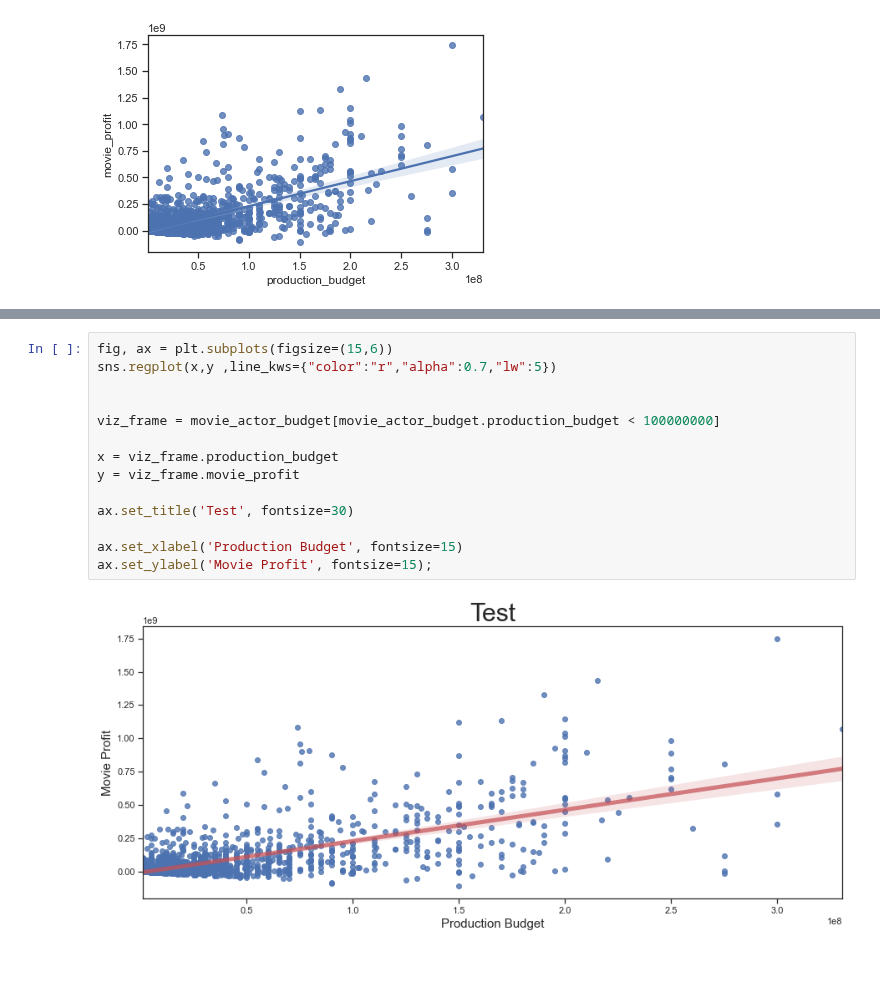
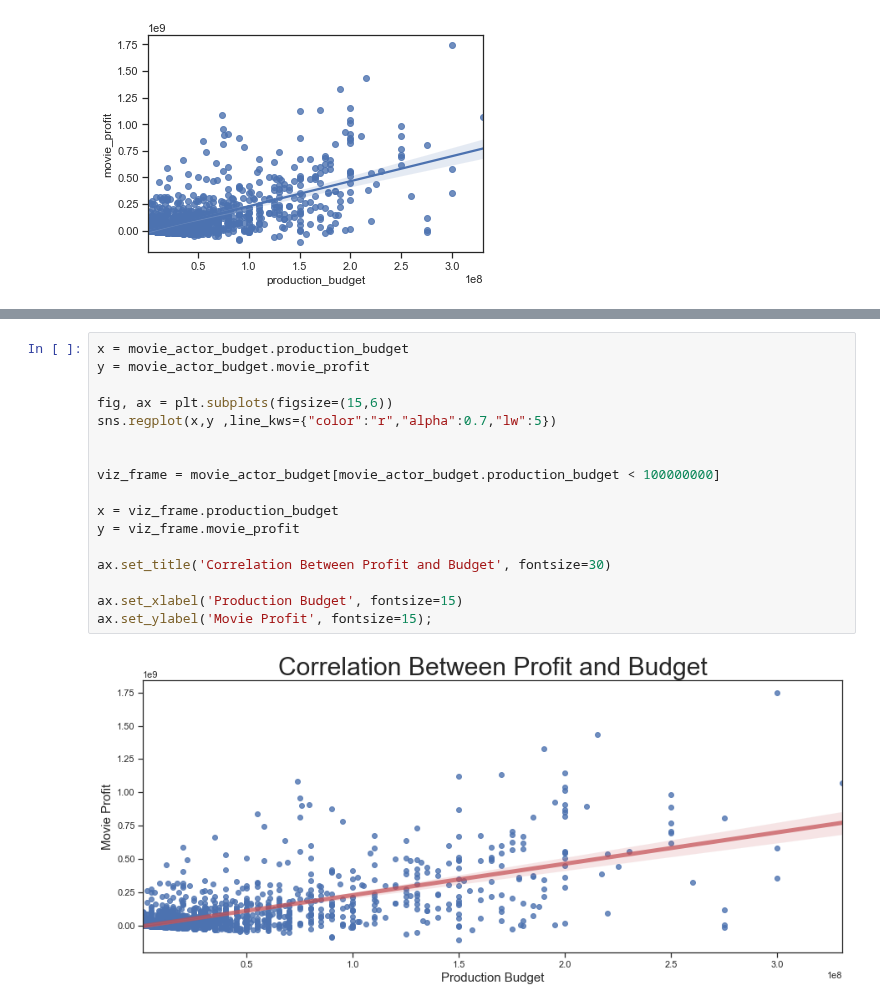
Before and after one commit to jchandleroneal/microsoft-movie-analysis, a Jupyter notebook: workspace.ipynb, the cells around one changed output, grey strips where cells are left out. Drawn from its saved outputs; the diff is of its cells as text; blank space fills up the shorter version.

```diff
--- a/workspace.ipynb
+++ b/workspace.ipynb
@@ -309,16 +328,19 @@ sns.regplot(x,y);
 # %%
+x = movie_actor_budget.production_budget
+y = movie_actor_budget.movie_profit
+
 fig, ax = plt.subplots(figsize=(15,6))
 sns.regplot(x,y ,line_kws={"color":"r","alpha":0.7,"lw":5})
 
 
 viz_frame = movie_actor_budget[movie_actor_budget.production_budget < 100000000]
 
 x = viz_frame.production_budget
 y = viz_frame.movie_profit
 
-ax.set_title('Test', fontsize=30)
+ax.set_title('Correlation Between Profit and Budget', fontsize=30)
 
 ax.set_xlabel('Production Budget', fontsize=15)
 ax.set_ylabel('Movie Profit', fontsize=15);
 # %% [output]
-[figure, old version]
+[figure, new version]
```
Also changed, not shown: parts of 12 cells of this notebook.
